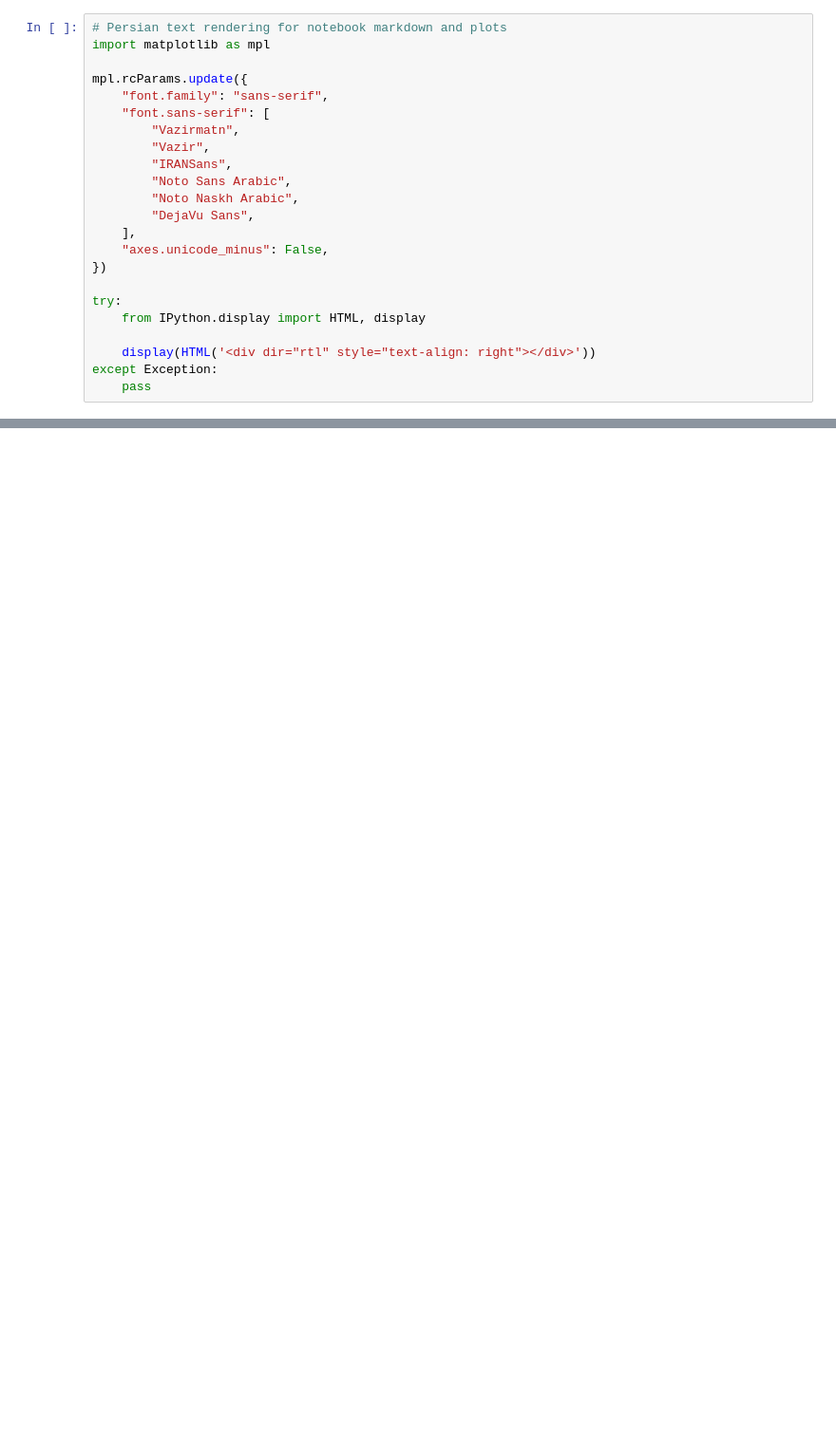
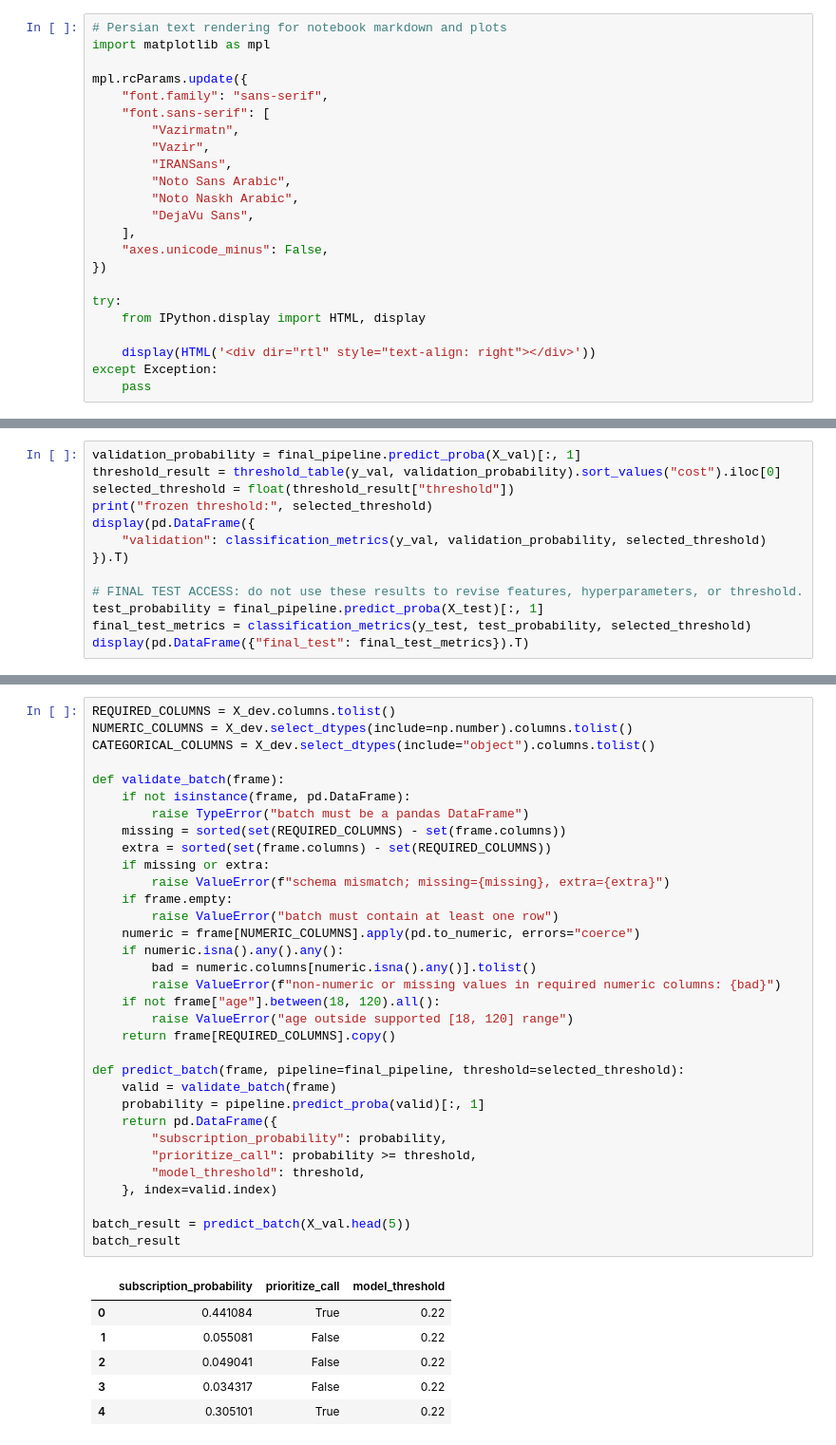
Before and after one commit to SoroushGhaderi/Advanced-Machine-Learning, a Jupyter notebook: notebooks_farsi/07_end_to_end_production_ml_project.ipynb, the cells around one changed output, grey strips where cells are left out. Shown at 95% size. Drawn from its saved outputs; the diff is of its cells as text; blank space fills up the shorter version.

Commit message:
Update course notebooks and validation tooling

```diff
--- a/notebooks_farsi/07_end_to_end_production_ml_project.ipynb
+++ b/notebooks_farsi/07_end_to_end_production_ml_project.ipynb
@@ -29,0 +307,13 @@ except Exception:
+# %%
+validation_probability = final_pipeline.predict_proba(X_val)[:, 1]
+threshold_result = threshold_table(y_val, validation_probability).sort_values("cost").iloc[0]
+selected_threshold = float(threshold_result["threshold"])
+print("frozen threshold:", selected_threshold)
+display(pd.DataFrame({
+    "validation": classification_metrics(y_val, validation_probability, selected_threshold)
+}).T)
+
+# FINAL TEST ACCESS: do not use these results to revise features, hyperparameters, or threshold.
+test_probability = final_pipeline.predict_proba(X_test)[:, 1]
+final_test_metrics = classification_metrics(y_test, test_probability, selected_threshold)
+display(pd.DataFrame({"final_test": final_test_metrics}).T)
@@ -30,3 +336,43 @@ except Exception:
+# %%
+REQUIRED_COLUMNS = X_dev.columns.tolist()
+NUMERIC_COLUMNS = X_dev.select_dtypes(include=np.number).columns.tolist()
+CATEGORICAL_COLUMNS = X_dev.select_dtypes(include="object").columns.tolist()
+
+def validate_batch(frame):
+    if not isinstance(frame, pd.DataFrame):
+        raise TypeError("batch must be a pandas DataFrame")
+    missing = sorted(set(REQUIRED_COLUMNS) - set(frame.columns))
+    extra = sorted(set(frame.columns) - set(REQUIRED_COLUMNS))
+    if missing or extra:
+        raise ValueError(f"schema mismatch; missing={missing}, extra={extra}")
+    if frame.empty:
+        raise ValueError("batch must contain at least one row")
+    numeric = frame[NUMERIC_COLUMNS].apply(pd.to_numeric, errors="coerce")
+    if numeric.isna().any().any():
+        bad = numeric.columns[numeric.isna().any()].tolist()
+        raise ValueError(f"non-numeric or missing values in required numeric columns: {bad}")
+    if not frame["age"].between(18, 120).all():
+        raise ValueError("age outside supported [18, 120] range")
+    return frame[REQUIRED_COLUMNS].copy()
+
+def predict_batch(frame, pipeline=final_pipeline, threshold=selected_threshold):
+    valid = validate_batch(frame)
+    probability = pipeline.predict_proba(valid)[:, 1]
+    return pd.DataFrame({
+        "subscription_probability": probability,
+        "prioritize_call": probability >= threshold,
+        "model_threshold": threshold,
+    }, index=valid.index)
+
+batch_result = predict_batch(X_val.head(5))
+batch_result
+# %% [output]
+|  | subscription_probability | prioritize_call | model_threshold |
+| 0 | 0.441084 | True | 0.22 |
+| 1 | 0.055081 | False | 0.22 |
+| 2 | 0.049041 | False | 0.22 |
+| 3 | 0.034317 | False | 0.22 |
+| 4 | 0.305101 | True | 0.22 |
 # %% [markdown]
 <div dir="rtl" style="text-align: right">
 
```
Also changed, not shown: parts of 21 cells of this notebook, 12 other files.
